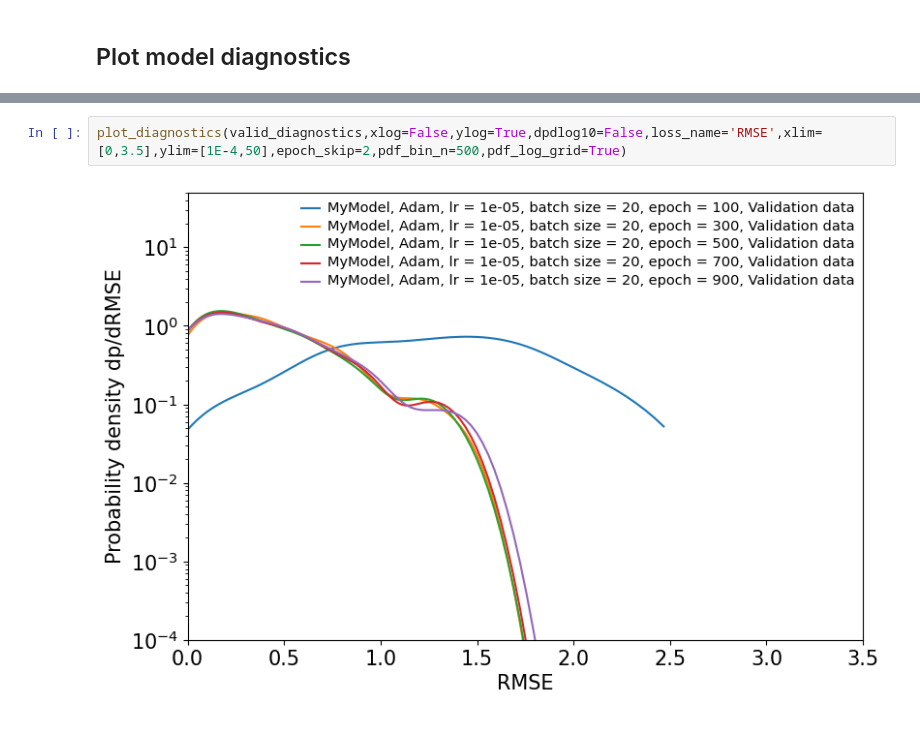
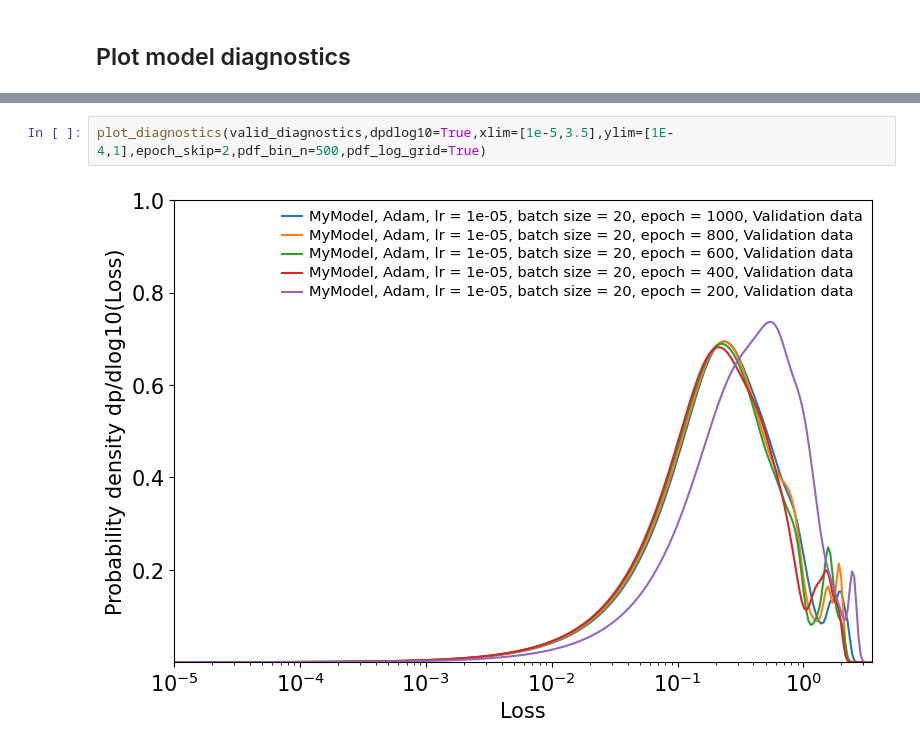
Before and after one commit to jankazil/torch-tk, a Jupyter notebook: notebooks/HowTo.ipynb, the cells around one changed output, grey strips where cells are left out. Saved outputs shown, nothing was run; the diff lists cells and outputs as text.

```diff
--- a/notebooks/HowTo.ipynb
+++ b/notebooks/HowTo.ipynb
@@ -322,4 +322,4 @@ plot_diagnostics(train_diagnostics,xlog=False,ylog=True,dpdlog10=False,loss_name
 # %%
-plot_diagnostics(valid_diagnostics,xlog=False,ylog=True,dpdlog10=False,loss_name='RMSE',xlim=[0,3.5],ylim=[1E-4,50],epoch_skip=2,pdf_bin_n=500,pdf_log_grid=True)
+plot_diagnostics(valid_diagnostics,dpdlog10=True,xlim=[1e-5,3.5],ylim=[1E-4,1],epoch_skip=2,pdf_bin_n=500,pdf_log_grid=True)
 # %% [output]
-[figure, old version]
+[figure, new version]
```
Also changed, not shown: parts of 6 cells of this notebook, 2 other files.
